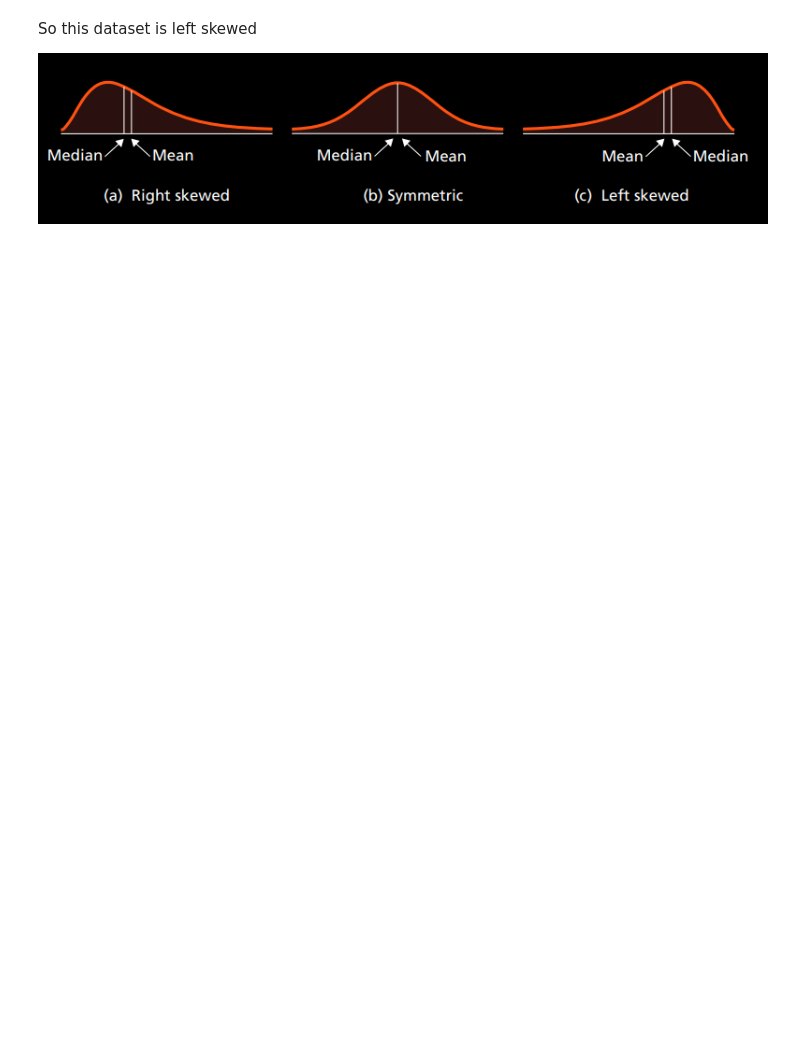
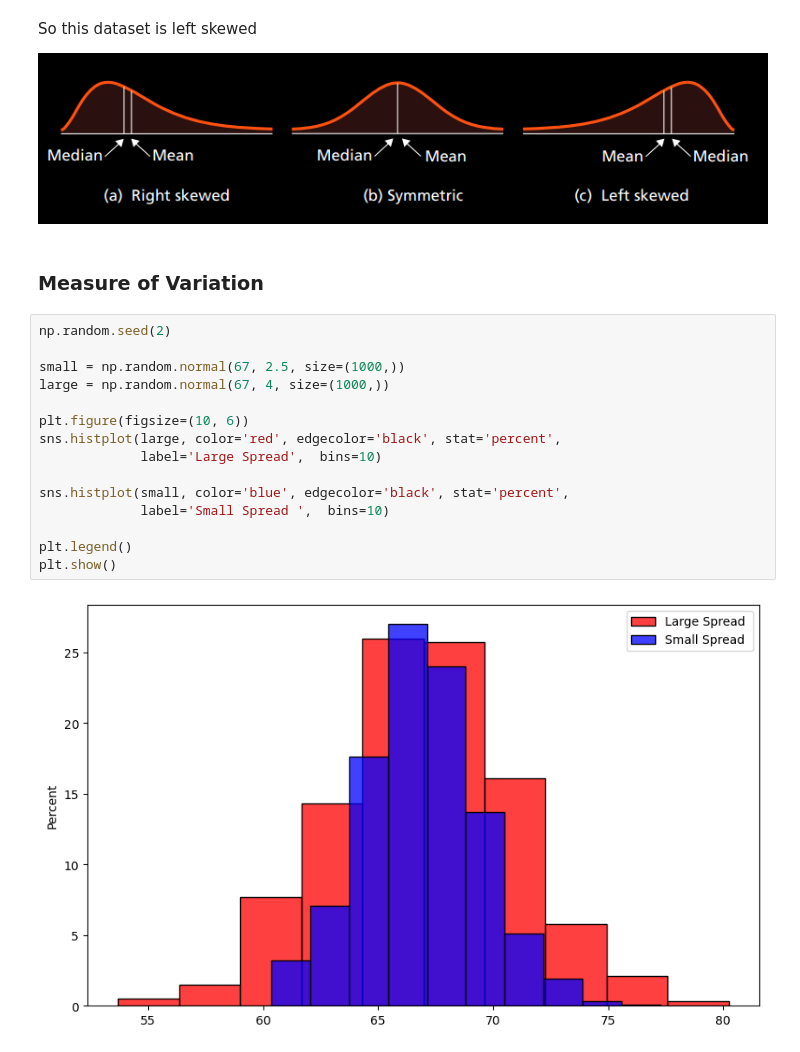
Before and after one commit to qamarr6092/math-with-python, a Jupyter notebook: Statistics/statistics.ipynb, the cells around one changed output. Cells and saved outputs as stored; diff of their text form; blank space fills up the shorter version.

Commit message:
Measure of variation

```diff
--- a/Statistics/statistics.ipynb
+++ b/Statistics/statistics.ipynb
@@ -828,3 +828,22 @@ plt.show()
 So this dataset is left skewed
 
 ![image.png](attachment:375afeaa-018b-45d6-90cb-8b35052bc1f2.png)
+# %% [markdown]
+### Measure of Variation
+# %%
+np.random.seed(2)
+
+small = np.random.normal(67, 2.5, size=(1000,))
+large = np.random.normal(67, 4, size=(1000,))
+
+plt.figure(figsize=(10, 6))
+sns.histplot(large, color='red', edgecolor='black', stat='percent',
+             label='Large Spread',  bins=10)
+
+sns.histplot(small, color='blue', edgecolor='black', stat='percent',
+             label='Small Spread ',  bins=10)
+
+plt.legend()
+plt.show()
+# %% [output]
+[figure, added]
```
Also changed, not shown: parts of 63 cells of this notebook.
